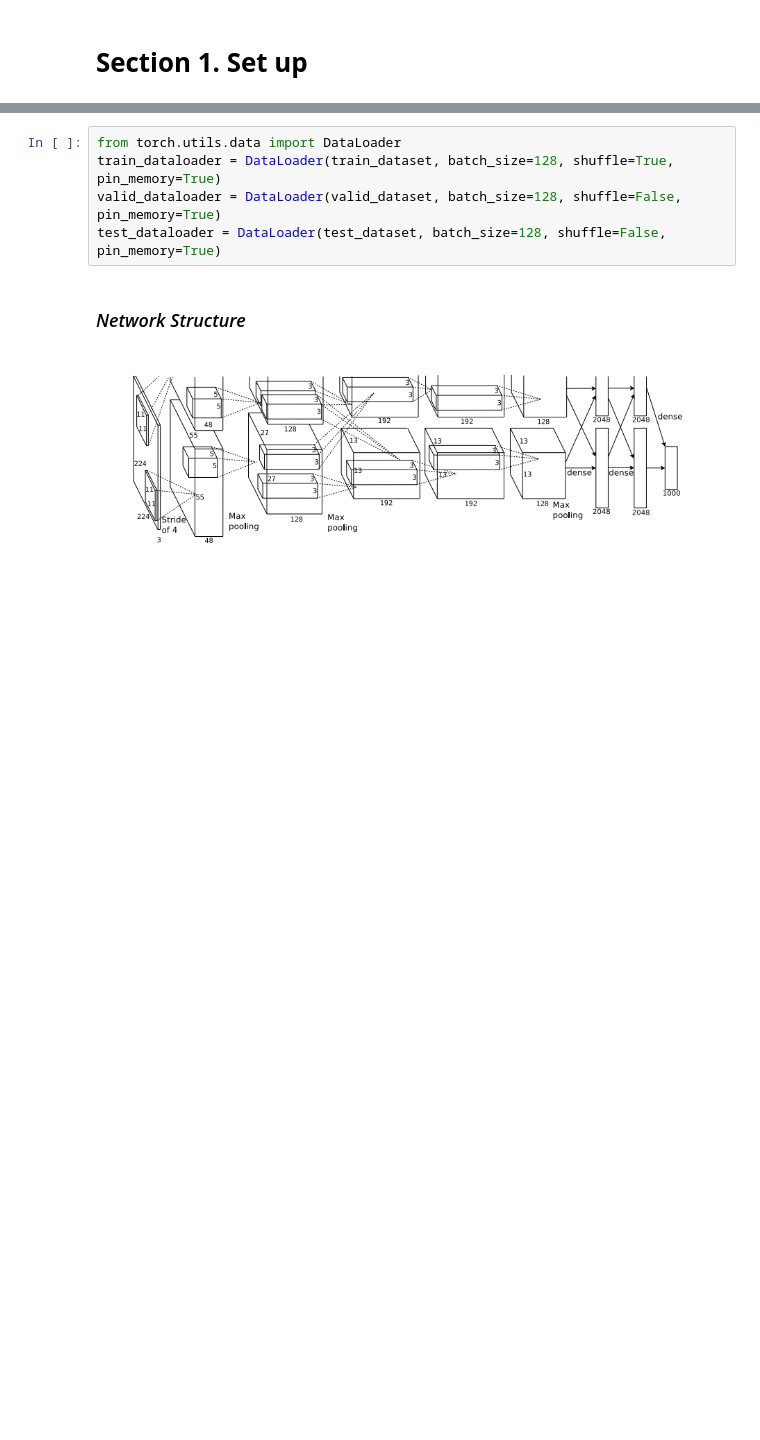
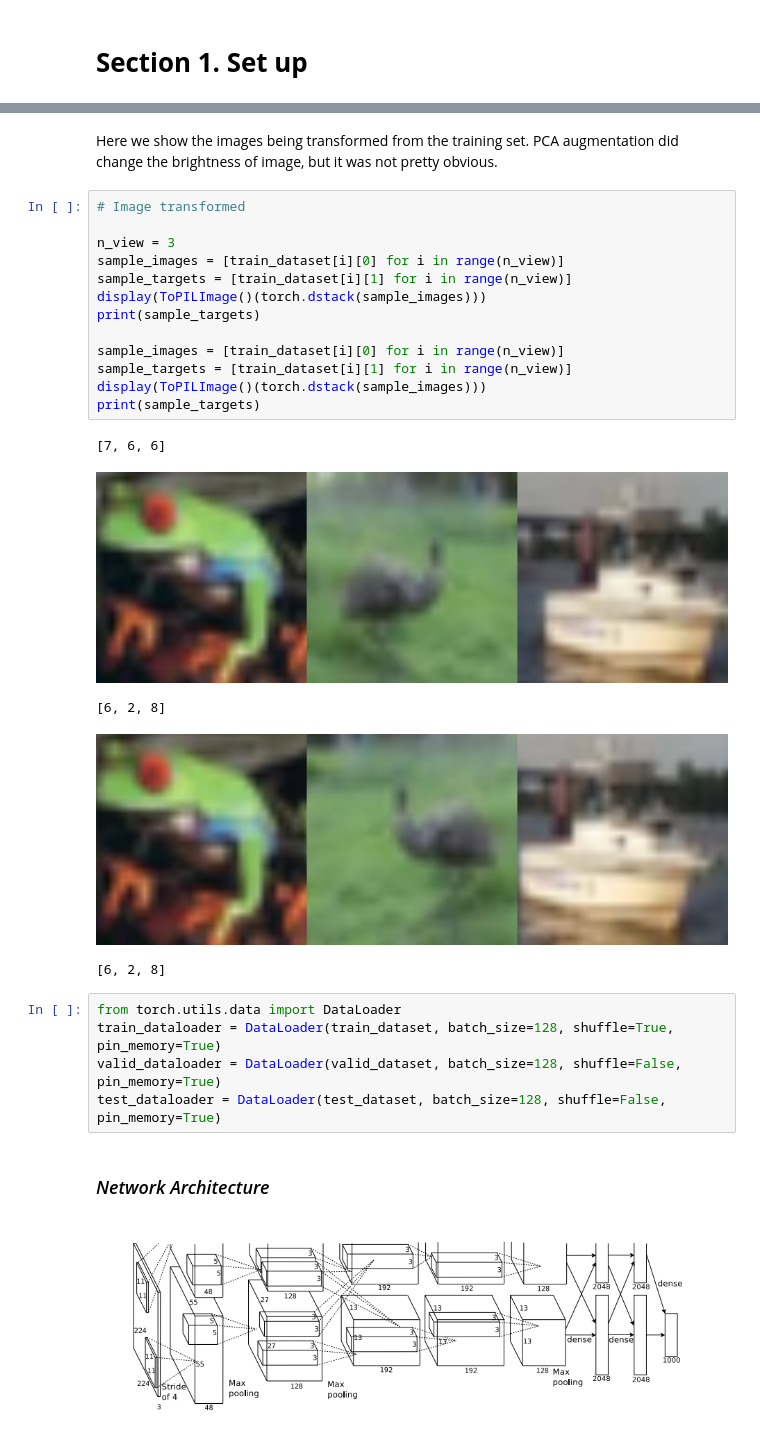
Before and after one commit to kevinkevin556/Dlchemist, a Jupyter notebook: alexnet.ipynb, the cells around one changed output, grey strips where cells are left out. Cells and saved outputs as stored; diff of their text form; blank space fills up the shorter version.

```diff
--- a/alexnet.ipynb
+++ b/alexnet.ipynb
@@ -64,9 +162,30 @@ print(sample_targets)
+# %% [markdown]
+Here we show the images being transformed from the training set. PCA augmentation did change the brightness of image, but it was not pretty obvious.
+# %%
+# Image transformed
+
+n_view = 3
+sample_images = [train_dataset[i][0] for i in range(n_view)]
+sample_targets = [train_dataset[i][1] for i in range(n_view)]
+display(ToPILImage()(torch.dstack(sample_images)))
+print(sample_targets)
+
+sample_images = [train_dataset[i][0] for i in range(n_view)]
+sample_targets = [train_dataset[i][1] for i in range(n_view)]
+display(ToPILImage()(torch.dstack(sample_images)))
+print(sample_targets)
+# %% [output]
+[7, 6, 6]
+[figure, added]
+[6, 2, 8]
+[figure, added]
+[6, 2, 8]
 # %%
 from torch.utils.data import DataLoader
 train_dataloader = DataLoader(train_dataset, batch_size=128, shuffle=True, pin_memory=True)
 valid_dataloader = DataLoader(valid_dataset, batch_size=128, shuffle=False, pin_memory=True)
 test_dataloader = DataLoader(test_dataset, batch_size=128, shuffle=False, pin_memory=True)
 # %% [markdown]
-### *Network Structure*
+### *Network Architecture*
 # %% [markdown]
 ![image.png](embedded-picture-1)
```
Also changed, not shown: parts of 25 cells of this notebook.
